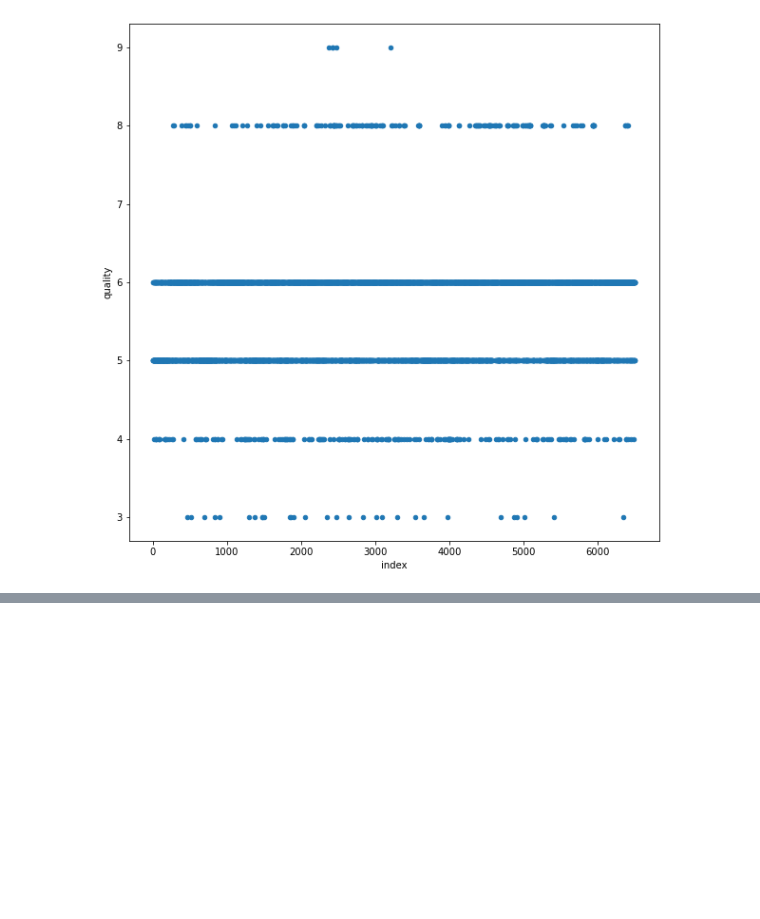
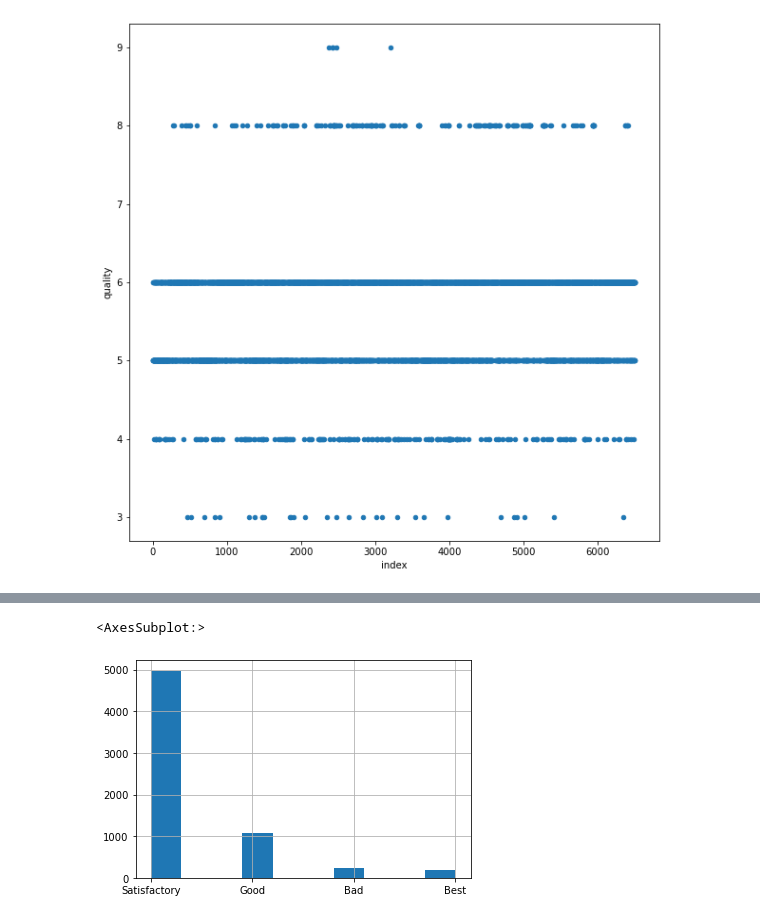
Before and after one commit to kurosakiaduma/wines_samples, a Jupyter notebook: combinedset.ipynb, the cells around one changed output, grey strips where cells are left out. Drawn from its saved outputs; the diff is of its cells as text; code cells hidden in the pictures; blank space fills up the shorter version.

```diff
--- a/combinedset.ipynb
+++ b/combinedset.ipynb
@@ -391,2 +256,0 @@ df_wines.nlargest(10, 'quality')
-# %%
-df_wines['wine_rating'] = pd.cut(df_wines['quality'], bins=4, labels=['Bad', 'Satisfactory', 'Good', 'Best']).value_counts()
@@ -408,0 +391,2 @@ df_wines
+# %%
+df_wines['wine_rating'] = pd.cut(df_wines['quality'], bins=4, labels=['Bad', 'Satisfactory', 'Good', 'Best'])
@@ -408,0 +411,5 @@ df_wines
+# %%
+df_wines['wine_rating'].hist()
+# %% [output]
+<AxesSubplot:>
+[figure, added]
```
Also changed, not shown: parts of 47 cells of this notebook.
